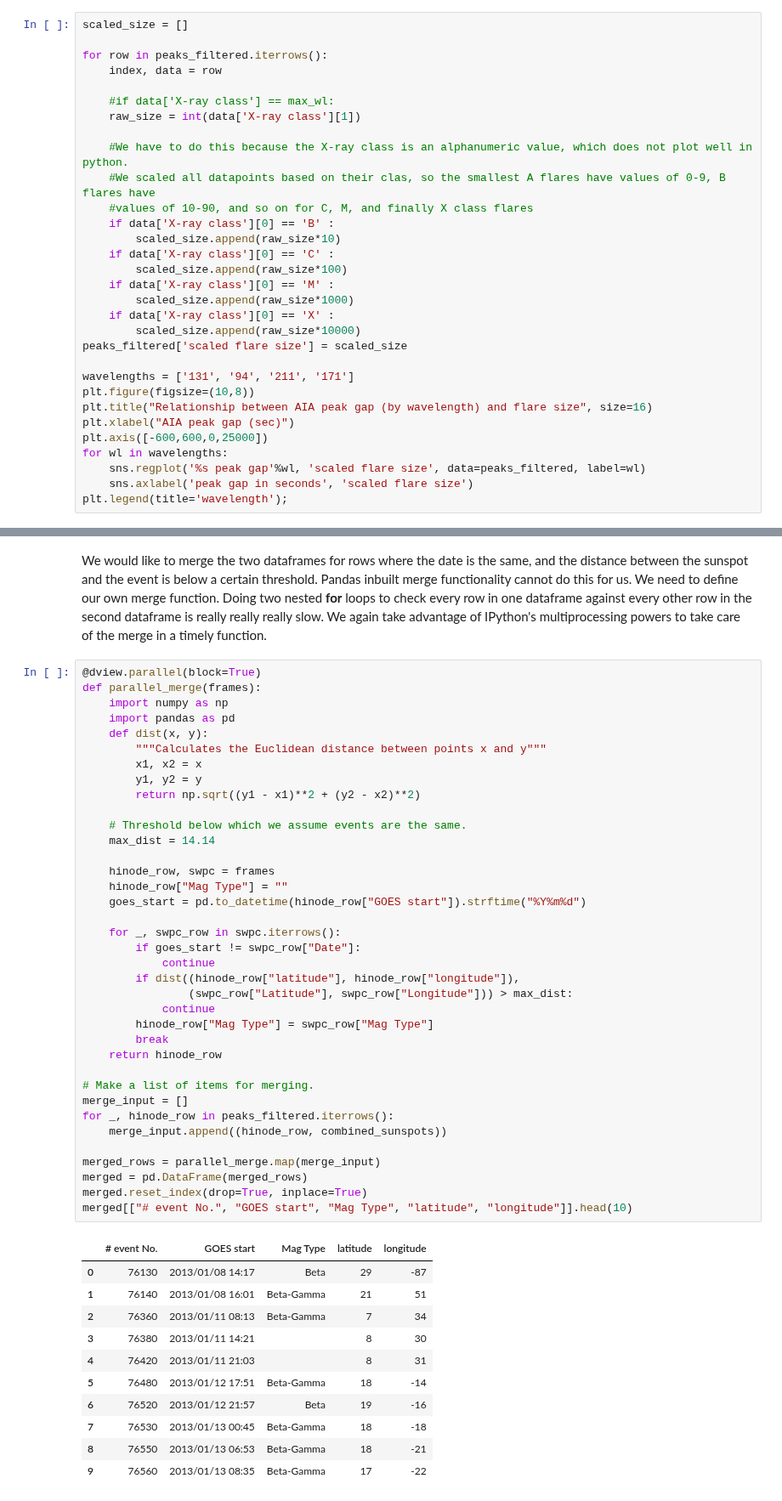
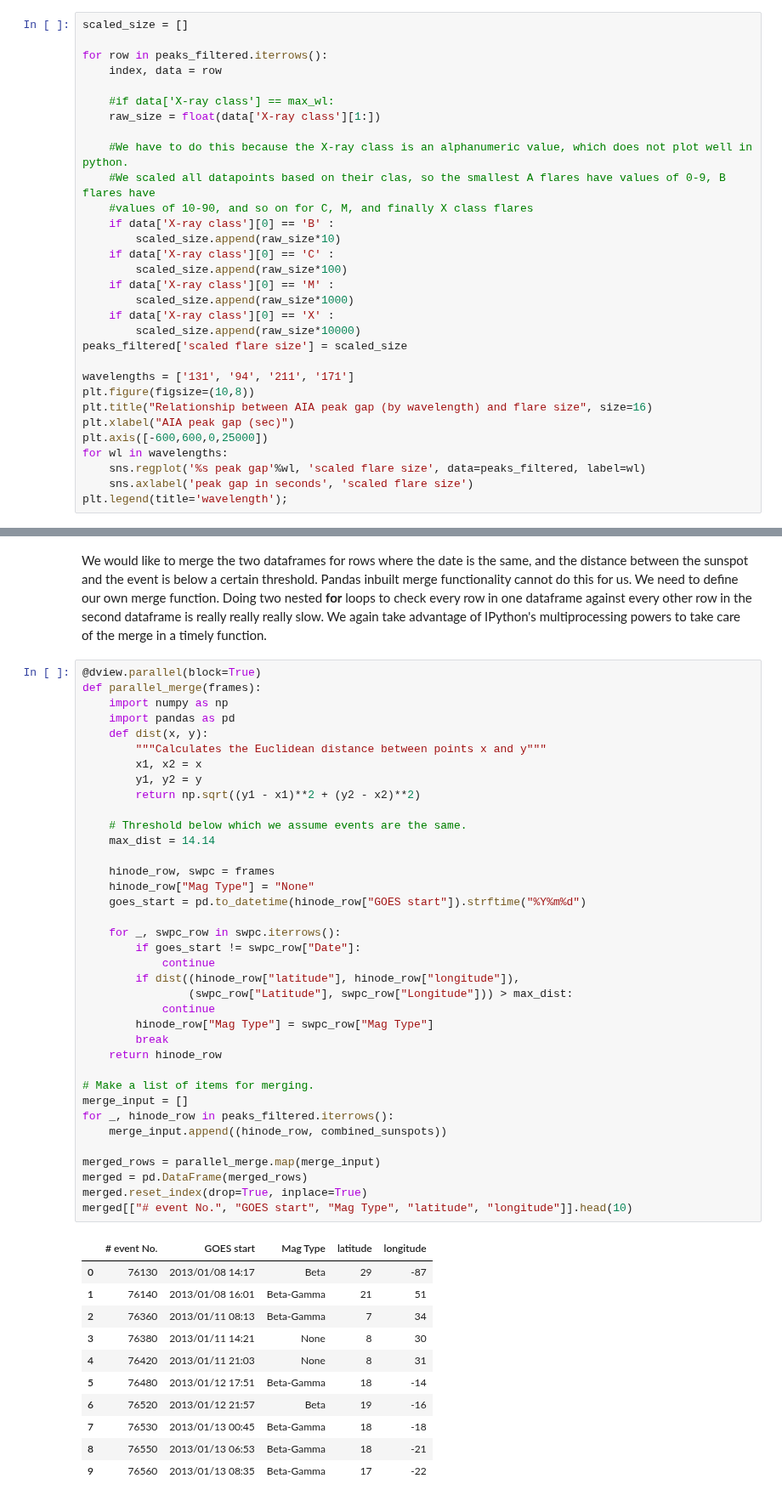
Before and after one commit to Nschanche/Flare_peaks, a Jupyter notebook: flare_project.ipynb, the cells around one changed output, grey strips where cells are left out. Shown at 85% size. Cells and saved outputs as stored; diff of their text form.

```diff
--- a/flare_project.ipynb
+++ b/flare_project.ipynb
@@ -986,7 +987,7 @@ for row in peaks_filtered.iterrows():
     index, data = row
 
     #if data['X-ray class'] == max_wl:
-    raw_size = int(data['X-ray class'][1])
+    raw_size = float(data['X-ray class'][1:])
 
     #We have to do this because the X-ray class is an alphanumeric value, which does not plot well in python.
     #We scaled all datapoints based on their clas, so the smallest A flares have values of 0-9, B flares have
@@ -1081,36 +1082,36 @@ def parallel_merge(frames):
     # Threshold below which we assume events are the same.
     max_dist = 14.14
 
     hinode_row, swpc = frames
-    hinode_row["Mag Type"] = ""
+    hinode_row["Mag Type"] = "None"
     goes_start = pd.to_datetime(hinode_row["GOES start"]).strftime("%Y%m%d")
 
     for _, swpc_row in swpc.iterrows():
         if goes_start != swpc_row["Date"]:
             continue
         if dist((hinode_row["latitude"], hinode_row["longitude"]),
                 (swpc_row["Latitude"], swpc_row["Longitude"])) > max_dist:
             continue
         hinode_row["Mag Type"] = swpc_row["Mag Type"]
         break
     return hinode_row
 
 # Make a list of items for merging.
 merge_input = []
 for _, hinode_row in peaks_filtered.iterrows():
     merge_input.append((hinode_row, combined_sunspots))
 
 merged_rows = parallel_merge.map(merge_input)
 merged = pd.DataFrame(merged_rows)
 merged.reset_index(drop=True, inplace=True)
 merged[["# event No.", "GOES start", "Mag Type", "latitude", "longitude"]].head(10)
 # %% [output]
 |  | # event No. | GOES start | Mag Type | latitude | longitude |
 | 0 | 76130 | 2013/01/08 14:17 | Beta | 29 | -87 |
 | 1 | 76140 | 2013/01/08 16:01 | Beta-Gamma | 21 | 51 |
 | 2 | 76360 | 2013/01/11 08:13 | Beta-Gamma | 7 | 34 |
-| 3 | 76380 | 2013/01/11 14:21 |  | 8 | 30 |
-| 4 | 76420 | 2013/01/11 21:03 |  | 8 | 31 |
+| 3 | 76380 | 2013/01/11 14:21 | None | 8 | 30 |
+| 4 | 76420 | 2013/01/11 21:03 | None | 8 | 31 |
 | 5 | 76480 | 2013/01/12 17:51 | Beta-Gamma | 18 | -14 |
 | 6 | 76520 | 2013/01/12 21:57 | Beta | 19 | -16 |
 | 7 | 76530 | 2013/01/13 00:45 | Beta-Gamma | 18 | -18 |
```
Also changed, not shown: parts of 12 cells of this notebook.
